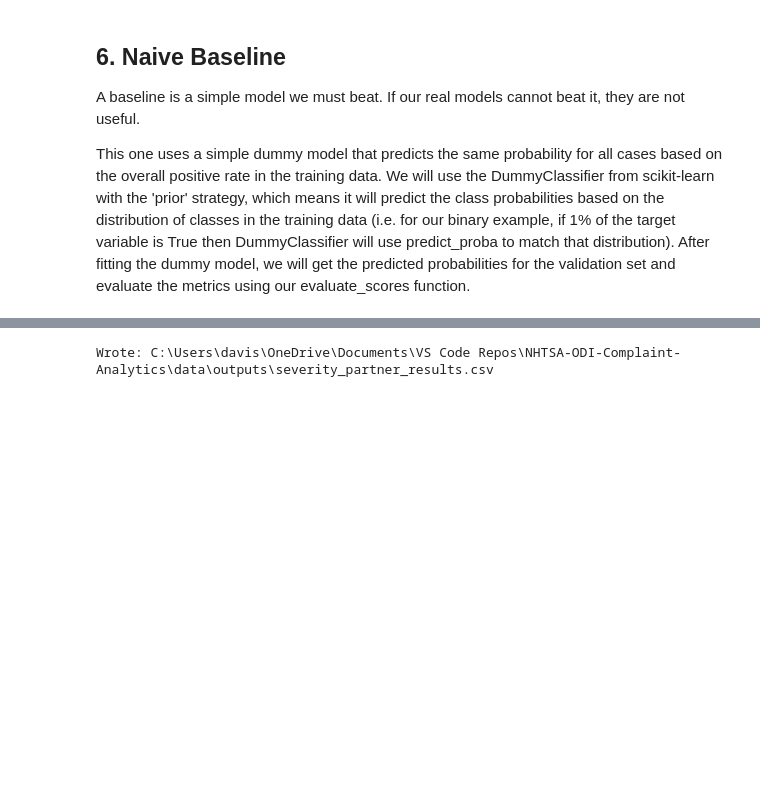
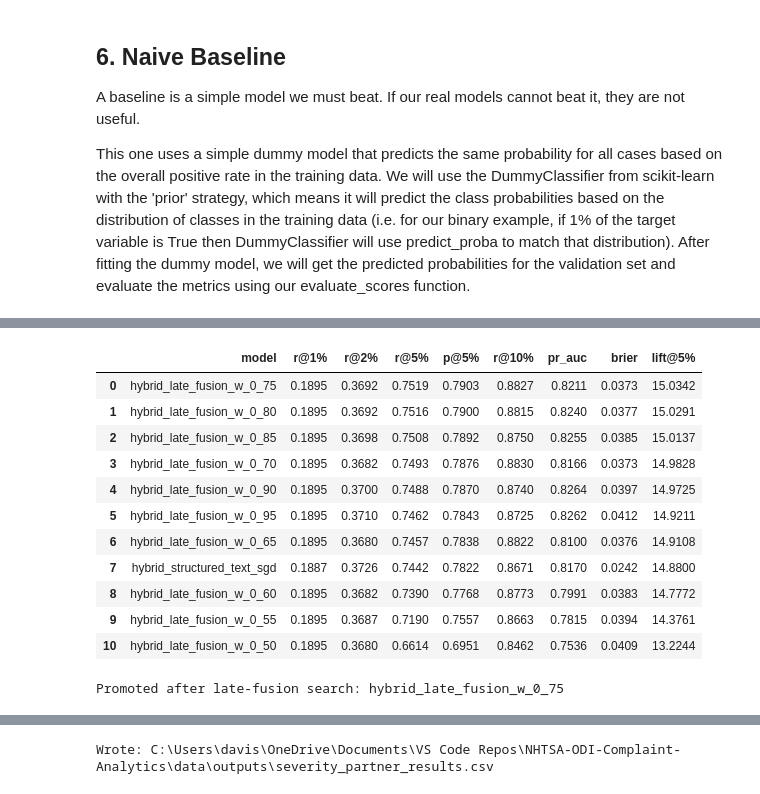
Before and after one commit to DavisM1212/NHTSA-ODI-Complaint-Analytics, a Jupyter notebook: notebooks/Severity_Ranking_Framework.ipynb, the cells around one changed output, grey strips where cells are left out. Cells and saved outputs as stored; diff of their text form; code cells hidden in the pictures; blank space fills up the shorter version.

```diff
--- a/notebooks/Severity_Ranking_Framework.ipynb
+++ b/notebooks/Severity_Ranking_Framework.ipynb
@@ -156,5 +164,4 @@ For this notebook:
 # %%
-# Split the severity table by received date so validation and holdout stay future-facing
 train_mask = df['ldate'] <= pd.Timestamp('2024-12-31')
 valid_mask = (df['ldate'] >= pd.Timestamp('2025-01-01')) & (df['ldate'] <= pd.Timestamp('2025-12-31'))
 holdout_mask = df['ldate'] >= pd.Timestamp('2026-01-01')
@@ -163,6 +170,10 @@ train_df = df.loc[train_mask].copy()
 valid_df = df.loc[valid_mask].copy()
 holdout_df = df.loc[holdout_mask].copy()
 
+y_train = train_df[TARGET_COL].to_numpy()
+y_valid = valid_df[TARGET_COL].to_numpy()
+y_holdout = holdout_df[TARGET_COL].to_numpy()
+
 split_summary = pd.DataFrame({
     'split': ['train_through_2024', 'valid_2025', 'holdout_2026'],
     'rows': [len(train_df), len(valid_df), len(holdout_df)],
@@ -954,0 +1607,12 @@ This cell writes the compact exploratory results summary used for sharing notebo
+# %%
+benchmark_hybrid_state = dict(base_hybrid_state)
+promoted_hybrid_state = dict(benchmark_hybrid_state)
+
+print("Locked benchmark:", promoted_hybrid_state['name'])
+print("Architecture:", promoted_hybrid_state['architecture'])
+print("2026 policy:", "final reference only")
+
+display(build_candidate_selection_table([
+    'text_tfidf_word_char_sgd',
+    promoted_hybrid_state['name']
+]))
@@ -954,0 +1630,34 @@ This cell writes the compact exploratory results summary used for sharing notebo
+# %%
+late_fusion_weights = [0.50, 0.55, 0.60, 0.65, 0.70, 0.75, 0.80, 0.85, 0.90, 0.95]
+late_fusion_states = [
+    build_late_fusion_state(
+        f"hybrid_late_fusion_w_{weight:.2f}".replace('.', '_'),
+        base_structured_state,
+        base_text_state,
+        weight
+    )
+    for weight in late_fusion_weights
+]
+
+late_fusion_selection, late_fusion_winner = choose_between_candidates(
+    [promoted_hybrid_state['name']] + [state['name'] for state in late_fusion_states],
+    current_name=promoted_hybrid_state['name']
+)
+late_fusion_lookup = {state['name']: state for state in late_fusion_states}
+
+display(compact_candidate_view(late_fusion_selection))
+promoted_hybrid_state = update_promoted_state(promoted_hybrid_state, late_fusion_winner, late_fusion_lookup, 'late-fusion search')
+# %% [output]
+|  | model | r@1% | r@2% | r@5% | p@5% | r@10% | pr_auc | brier | lift@5% |
+| 0 | hybrid_late_fusion_w_0_75 | 0.1895 | 0.3692 | 0.7519 | 0.7903 | 0.8827 | 0.8211 | 0.0373 | 15.0342 |
+| 1 | hybrid_late_fusion_w_0_80 | 0.1895 | 0.3692 | 0.7516 | 0.7900 | 0.8815 | 0.8240 | 0.0377 | 15.0291 |
+| 2 | hybrid_late_fusion_w_0_85 | 0.1895 | 0.3698 | 0.7508 | 0.7892 | 0.8750 | 0.8255 | 0.0385 | 15.0137 |
+| 3 | hybrid_late_fusion_w_0_70 | 0.1895 | 0.3682 | 0.7493 | 0.7876 | 0.8830 | 0.8166 | 0.0373 | 14.9828 |
+| 4 | hybrid_late_fusion_w_0_90 | 0.1895 | 0.3700 | 0.7488 | 0.7870 | 0.8740 | 0.8264 | 0.0397 | 14.9725 |
+| 5 | hybrid_late_fusion_w_0_95 | 0.1895 | 0.3710 | 0.7462 | 0.7843 | 0.8725 | 0.8262 | 0.0412 | 14.9211 |
+| 6 | hybrid_late_fusion_w_0_65 | 0.1895 | 0.3680 | 0.7457 | 0.7838 | 0.8822 | 0.8100 | 0.0376 | 14.9108 |
+| 7 | hybrid_structured_text_sgd | 0.1887 | 0.3726 | 0.7442 | 0.7822 | 0.8671 | 0.8170 | 0.0242 | 14.8800 |
+| 8 | hybrid_late_fusion_w_0_60 | 0.1895 | 0.3682 | 0.7390 | 0.7768 | 0.8773 | 0.7991 | 0.0383 | 14.7772 |
+| 9 | hybrid_late_fusion_w_0_55 | 0.1895 | 0.3687 | 0.7190 | 0.7557 | 0.8663 | 0.7815 | 0.0394 | 14.3761 |
+| 10 | hybrid_late_fusion_w_0_50 | 0.1895 | 0.3680 | 0.6614 | 0.6951 | 0.8462 | 0.7536 | 0.0409 | 13.2244 |
+Promoted after late-fusion search: hybrid_late_fusion_w_0_75
```
Also changed, not shown: parts of 69 cells of this notebook.
